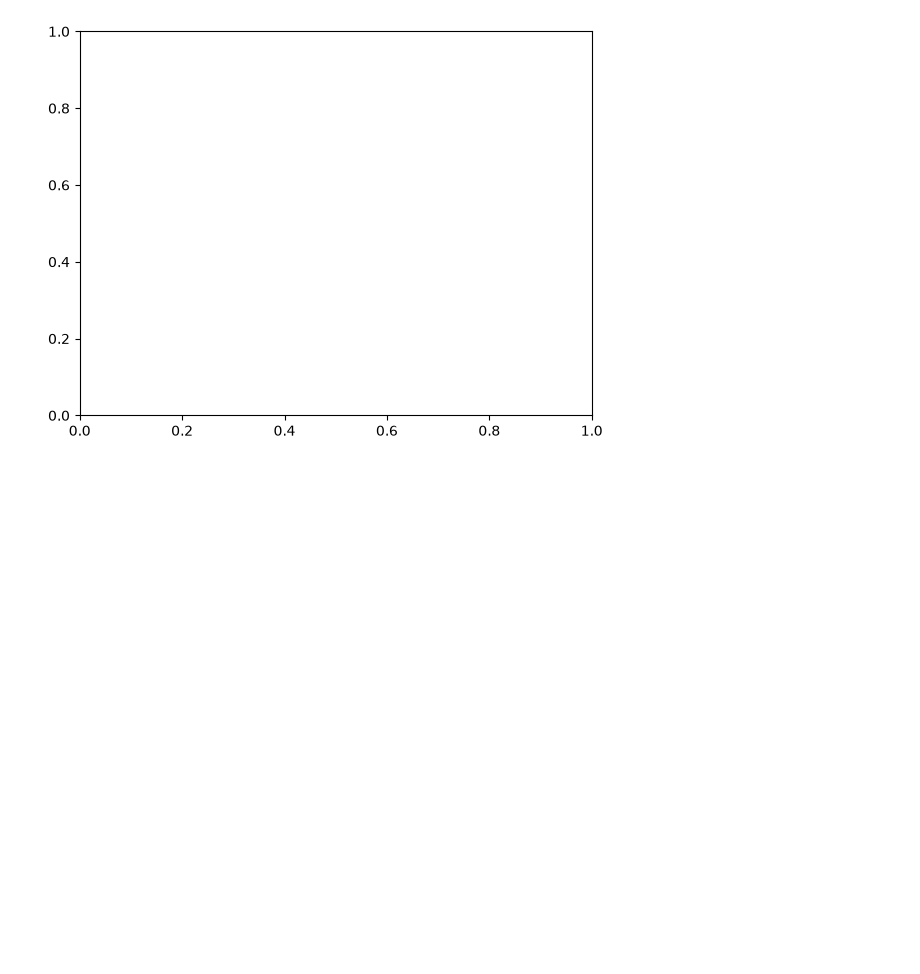
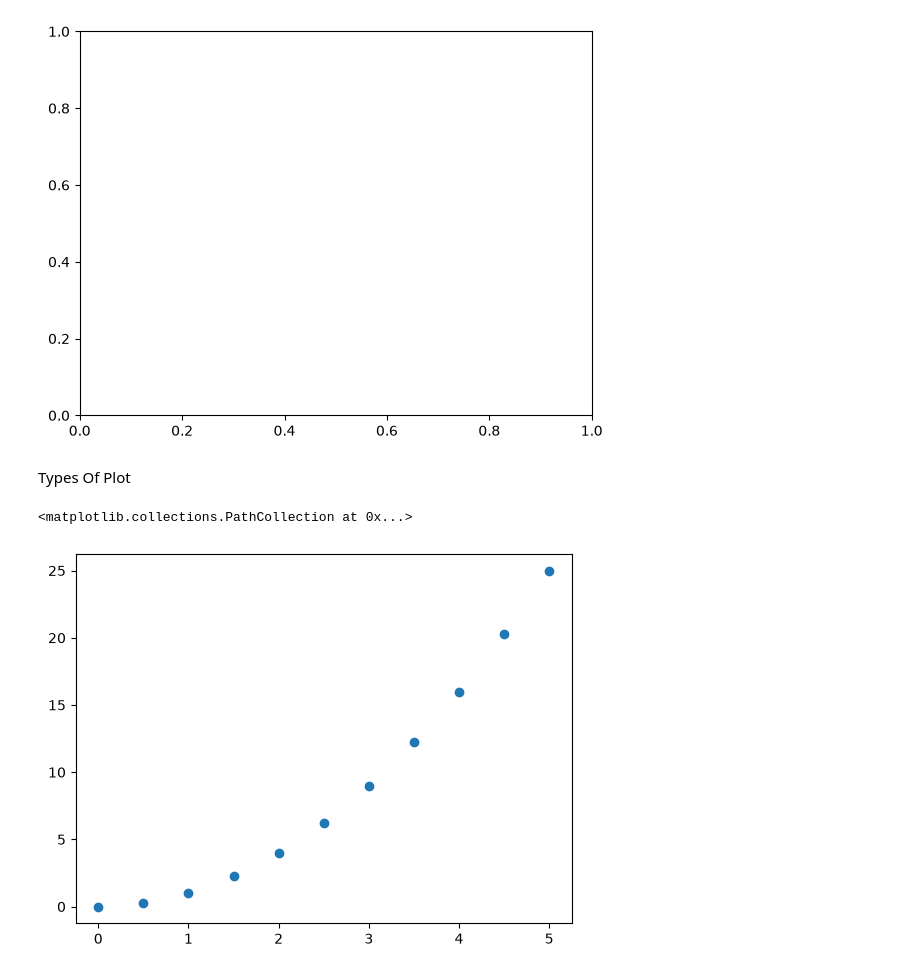
Before and after one commit to Mayankjoshi009/Python-, a Jupyter notebook: Matplotlib & Seaborn/Matplotlib.ipynb, the cells around one changed output. Drawn from its saved outputs; the diff is of its cells as text; code cells hidden in the pictures; blank space fills up the shorter version.

Commit message:
Add scatter plot example and update execution count in Matplotlib notebook

```diff
--- a/Matplotlib & Seaborn/Matplotlib.ipynb
+++ b/Matplotlib & Seaborn/Matplotlib.ipynb
@@ -60,3 +60,10 @@ axix1= fig.add_axes([0.1,.01,0.8,0.8])
 # %% [output]
 <Axes: >
 [figure]
+# %% [markdown]
+Types Of Plot
+# %%
+plt.scatter(x,y)
+# %% [output]
+<matplotlib.collections.PathCollection at 0x...>
+[figure, added]
```
